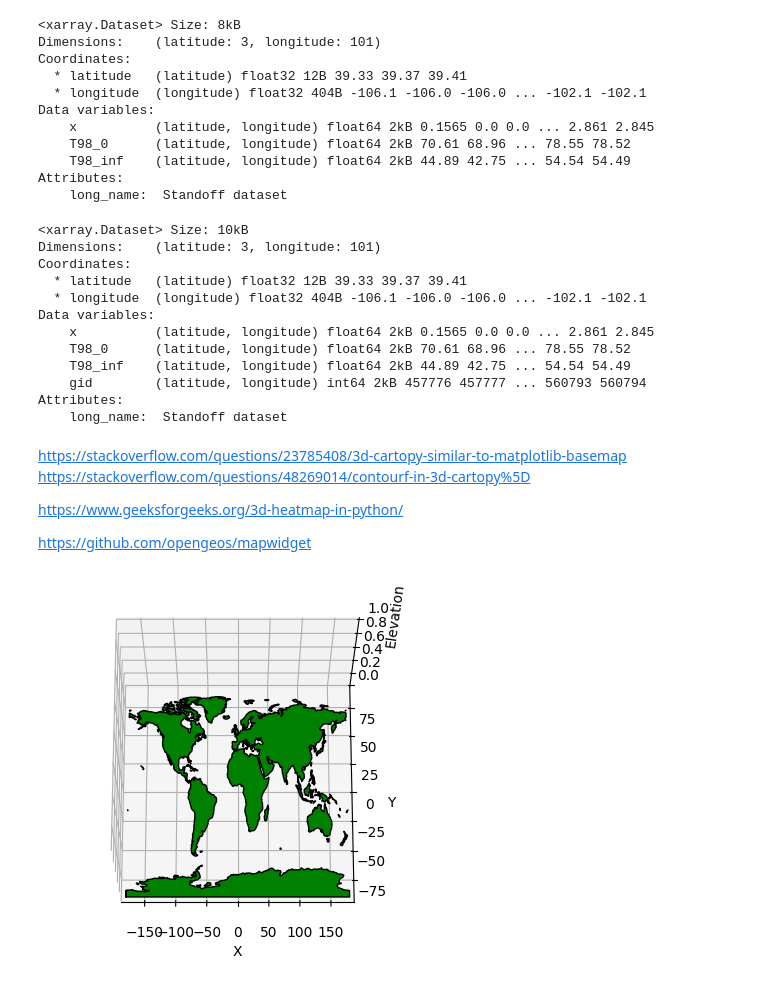
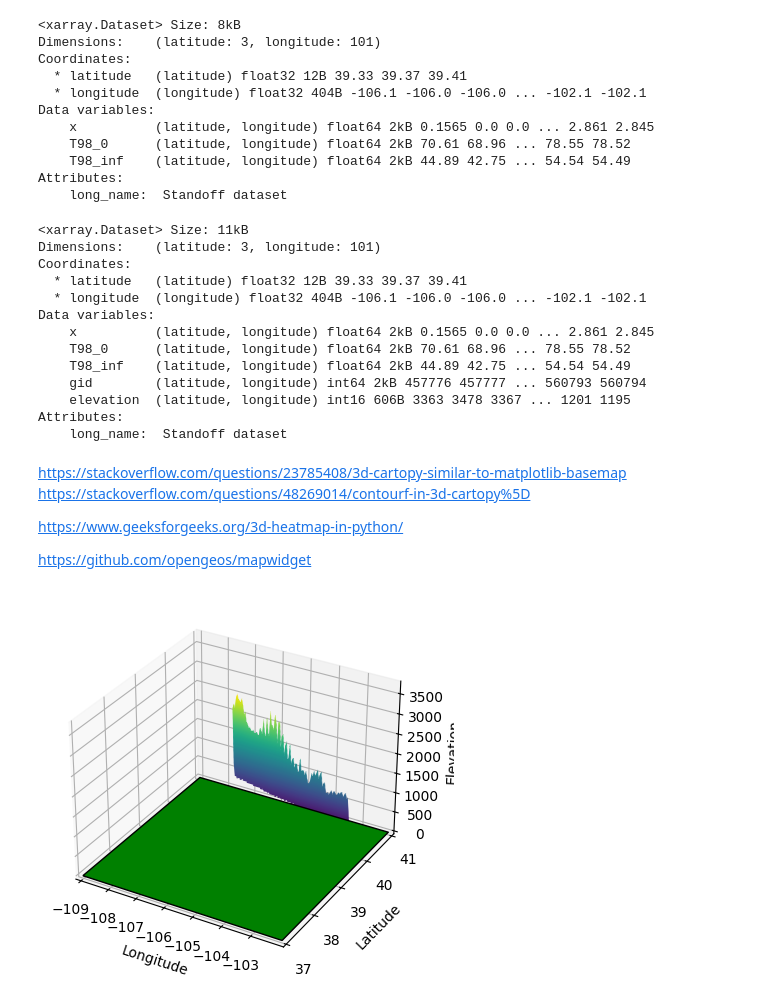
Before and after one commit to tobin-ford/world-map, a Jupyter notebook: front_range_map.ipynb, the cells around one changed output. Cells and saved outputs as stored; diff of their text form; code cells hidden in the pictures.

Commit message:
Front range contour plot with elevations, standoff height

```diff
--- a/front_range_map.ipynb
+++ b/front_range_map.ipynb
@@ -86,14 +86,14 @@ Data variables:
 Attributes:
     long_name:  Standoff dataset
 # %%
-standoff_results_gids = pvdeg.geospatial.restore_gids(
+standoff_results_gids = pvdeg.utilities.restore_gids(
     front_range_map.meta_data,
     standoff_results
 )
 # %%
 standoff_results_gids
 # %% [output]
-<xarray.Dataset> Size: 10kB
+<xarray.Dataset> Size: 11kB
 Dimensions:    (latitude: 3, longitude: 101)
 Coordinates:
   * latitude   (latitude) float32 12B 39.33 39.37 39.41
@@ -103,6 +103,7 @@ Data variables:
     T98_0      (latitude, longitude) float64 2kB 70.61 68.96 ... 78.55 78.52
     T98_inf    (latitude, longitude) float64 2kB 44.89 42.75 ... 54.54 54.49
     gid        (latitude, longitude) int64 2kB 457776 457777 ... 560793 560794
+    elevation  (latitude, longitude) int16 606B 3363 3478 3367 ... 1201 1195
 Attributes:
     long_name:  Standoff dataset
 # %%
@@ -114,6 +115,10 @@ gids_flat = gids.flatten() # flatten for indexing
 altidues_flat = front_range_map.meta_data.loc[gids_flat, 'altitude'].values
 
 altitudes_2d = altidues_flat.reshape(gids.shape) # altitude array
+
+altitudes_da = xr.DataArray(altitudes_2d, coords=standoff_results_gids.coords, dims=['latitude', 'longitude'] )
+
+standoff_results_gids['elevation'] = altitudes_da
 # %% [markdown]
 https://stackoverflow.com/questions/23785408/3d-cartopy-similar-to-matplotlib-basemap
 https://stackoverflow.com/questions/48269014/contourf-in-3d-cartopy%5D
@@ -123,52 +128,66 @@ https://www.geeksforgeeks.org/3d-heatmap-in-python/
 https://github.com/opengeos/mapwidget
 # %%
 import itertools
-
 from mpl_toolkits.mplot3d import Axes3D, art3d
 import matplotlib.pyplot as plt
 from matplotlib.collections import LineCollection, PolyCollection
 import numpy as np
-
 import cartopy.feature
 from cartopy.mpl.patch import geos_to_path
 import cartopy.crs as ccrs
-
+from shapely.geometry import box
+from shapely.ops import unary_union
 
 fig = plt.figure()
 ax = fig.add_subplot(111, projection='3d')
-ax.set_xlim([-180, 180])
-ax.set_ylim([-90, 90])
-ax.set_zlim([0, 1]) # elevation range will need to be different (could normalize)
 
+# Set the extent limits
+min_long, max_long = -109.0452, -102.0416
+min_lat, max_lat = 36.9931, 41.0034
+
+ax.set_xlim3d([min_long, max_long])
+ax.set_ylim3d([min_lat, max_lat])
+# ax.set_zlim3d([0, 1])  # elevation range will need to be different (could normalize)
 
 concat = lambda iterable: list(itertools.chain.from_iterable(iterable))
 
 target_projection = ccrs.PlateCarree()
 
 feature = cartopy.feature.NaturalEarthFeature('physical', 'land', '110m')
 geoms = feature.geometries()
 
-geoms = [target_projection.project_geometry(geom, feature.crs)
-         for geom in geoms]
+# Create a bounding box and filter geometries
+bbox = box(min_long, min_lat, max_long, max_lat)
+filtered_geoms = [geom for geom in geoms if geom.intersects(bbox)]
+filtered_geoms = [target_projection.project_geometry(geom.intersection(bbox), feature.crs) for geom in filtered_geoms]
 
-paths = concat(geos_to_path(geom) for geom in geoms)
-
+paths = concat(geos_to_path(geom) for geom in filtered_geoms)
 polys = concat(path.to_polygons() for path in paths)
 
-# polys3d = [np.array(poly) for poly in polys if len(poly) > 0]
+# Convert 2D polygons to 3D by adding a z-coordinate (elevation)
 polys3d = [np.insert(np.array(poly), 2, values=0, axis=1) for poly in polys if len(poly) > 0]
 
 lc = art3d.Poly3DCollection(polys3d, edgecolor='black', facecolor='green', closed=False)
 
 ax.add_collection3d(lc)
 
-ax.set_xlabel('X')
-ax.set_ylabel('Y')
+# contour
+lats = standoff_results_gids['latitude'].values
+longs = standoff_results_gids['longitude'].values
+elevs = standoff_results_gids['elevation'].values
+
+long, lat = np.meshgrid(longs, lats)
+
+ax.contour3D(long,lat, elevs, 100, cmap='viridis')
+# end contour
+
+ax.set_xlabel('Longitude')
+ax.set_ylabel('Latitude')
 ax.set_zlabel('Elevation')
 
+# Set the viewing angle
+# ax.view_init(elev=35, azim=270)
 
-# change viewing angle
-ax.view_init(elev=70,azim=270)
 plt.show()
 # %% [output]
-[figure, old version]
+[figure, new version]
```
Also changed, not shown: parts of 2 cells of this notebook.
